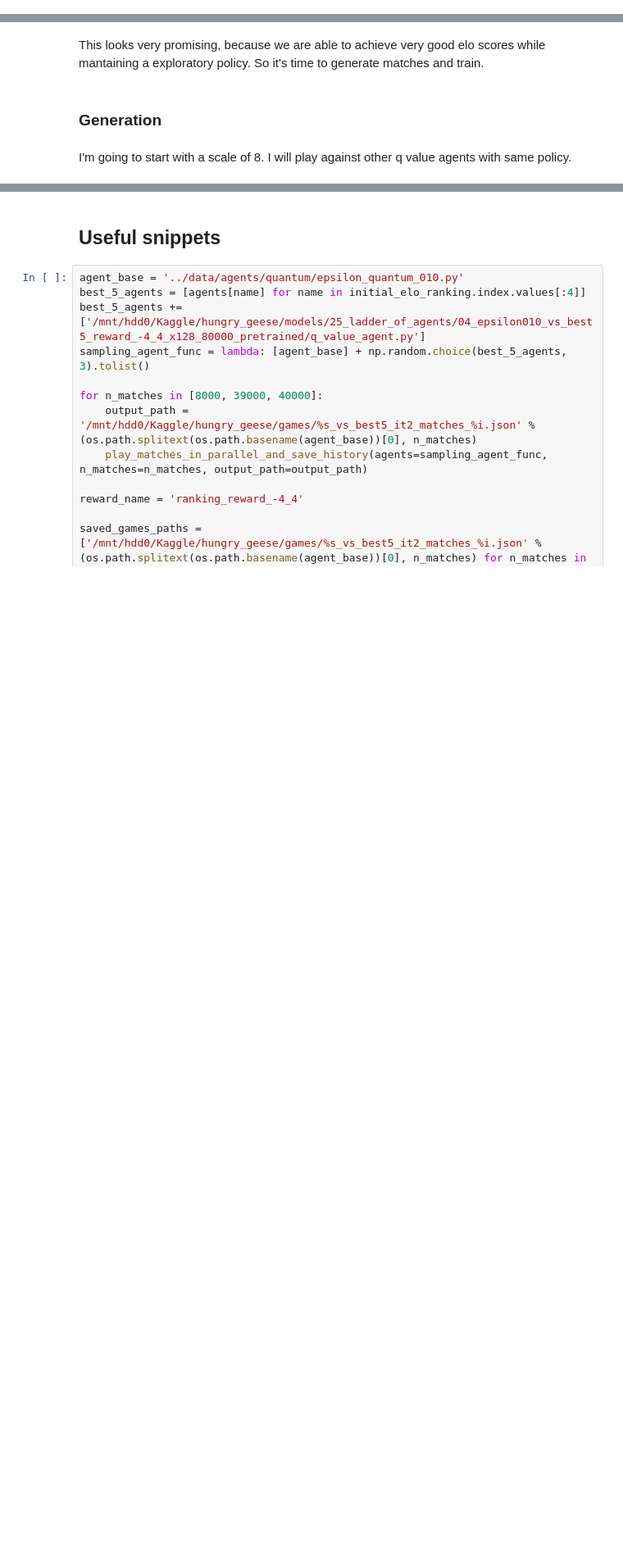
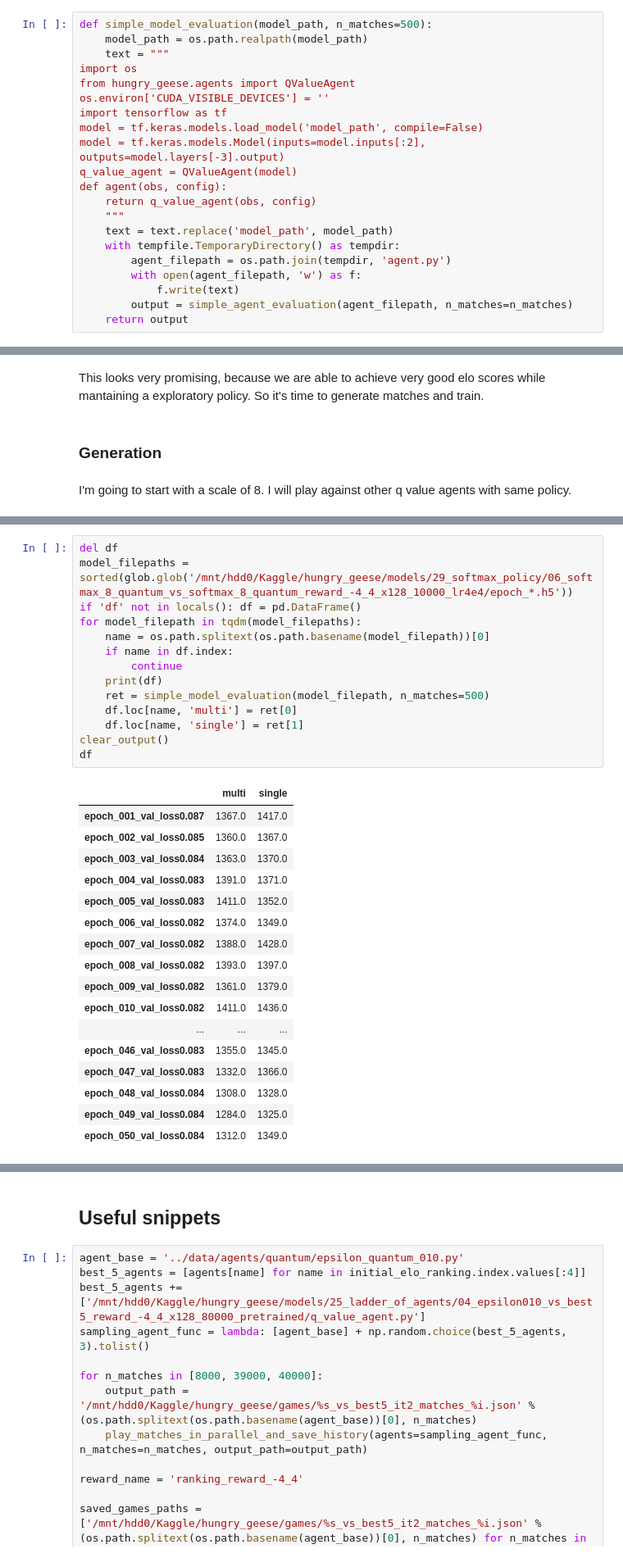
Before and after one commit to ironbar/hungry_geese, a Jupyter notebook: notebooks/006_ladder_of_agents.ipynb, the cells around one changed output, grey strips where cells are left out. Shown at 82% size. Saved outputs shown, nothing was run; the diff lists cells and outputs as text; blank space fills up the shorter version.

Commit message:
progress on softmax policy

```diff
--- a/notebooks/006_ladder_of_agents.ipynb
+++ b/notebooks/006_ladder_of_agents.ipynb
@@ -312,6 +313,27 @@ def simple_agent_evaluation(agent_path, n_matches=500):
     print('Multi agent elo score: %i' % table_multi.loc['q_value_pretrained', 'ranking'])
     print('Single agent elo score: %i' % table_single.loc['q_value_pretrained', 'ranking'])
     return table_multi.loc['q_value_pretrained', 'ranking'], table_single.loc['q_value_pretrained', 'ranking']
+# %%
+def simple_model_evaluation(model_path, n_matches=500):
+    model_path = os.path.realpath(model_path)
+    text = """
+import os
+from hungry_geese.agents import QValueAgent
+os.environ['CUDA_VISIBLE_DEVICES'] = ''
+import tensorflow as tf
+model = tf.keras.models.load_model('model_path', compile=False)
+model = tf.keras.models.Model(inputs=model.inputs[:2], outputs=model.layers[-3].output)
+q_value_agent = QValueAgent(model)
+def agent(obs, config):
+    return q_value_agent(obs, config)
+    """
+    text = text.replace('model_path', model_path)
+    with tempfile.TemporaryDirectory() as tempdir:
+        agent_filepath = os.path.join(tempdir, 'agent.py')
+        with open(agent_filepath, 'w') as f:
+            f.write(text)
+        output = simple_agent_evaluation(agent_filepath, n_matches=n_matches)
+    return output
 # %% [markdown]
 ### Visualization
 # %%
@@ -2278,0 +2409,32 @@ for n_matches in [2000]:
+# %%
+del df
+model_filepaths = sorted(glob.glob('/mnt/hdd0/Kaggle/hungry_geese/models/29_softmax_policy/06_softmax_8_quantum_vs_softmax_8_quantum_reward_-4_4_x128_10000_lr4e4/epoch_*.h5'))
+if 'df' not in locals(): df = pd.DataFrame()
+for model_filepath in tqdm(model_filepaths):
+    name = os.path.splitext(os.path.basename(model_filepath))[0]
+    if name in df.index:
+        continue
+    print(df)
+    ret = simple_model_evaluation(model_filepath, n_matches=500)
+    df.loc[name, 'multi'] = ret[0]
+    df.loc[name, 'single'] = ret[1]
+clear_output()
+df
+# %% [output]
+|  | multi | single |
+| epoch_001_val_loss0.087 | 1367.0 | 1417.0 |
+| epoch_002_val_loss0.085 | 1360.0 | 1367.0 |
+| epoch_003_val_loss0.084 | 1363.0 | 1370.0 |
+| epoch_004_val_loss0.083 | 1391.0 | 1371.0 |
+| epoch_005_val_loss0.083 | 1411.0 | 1352.0 |
+| epoch_006_val_loss0.082 | 1374.0 | 1349.0 |
+| epoch_007_val_loss0.082 | 1388.0 | 1428.0 |
+| epoch_008_val_loss0.082 | 1393.0 | 1397.0 |
+| epoch_009_val_loss0.082 | 1361.0 | 1379.0 |
+| epoch_010_val_loss0.082 | 1411.0 | 1436.0 |
+| ... | ... | ... |
+| epoch_046_val_loss0.083 | 1355.0 | 1345.0 |
+| epoch_047_val_loss0.083 | 1332.0 | 1366.0 |
+| epoch_048_val_loss0.084 | 1308.0 | 1328.0 |
+| epoch_049_val_loss0.084 | 1284.0 | 1325.0 |
+| epoch_050_val_loss0.084 | 1312.0 | 1349.0 |
```
Also changed, not shown: parts of 29 cells of this notebook, 2 other files.
